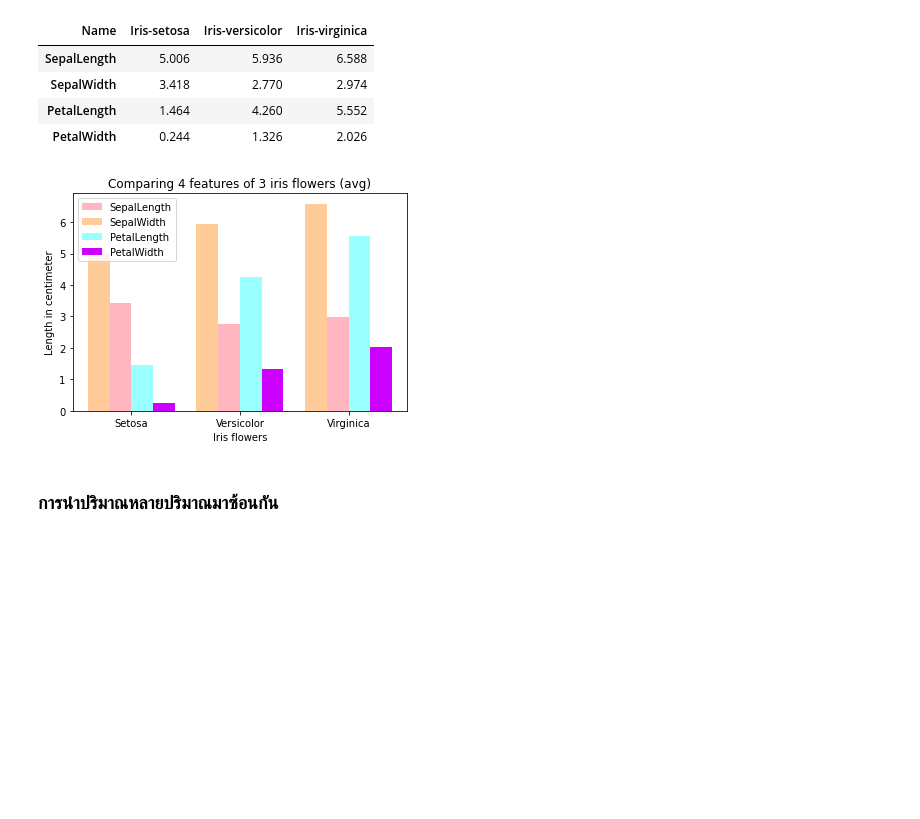
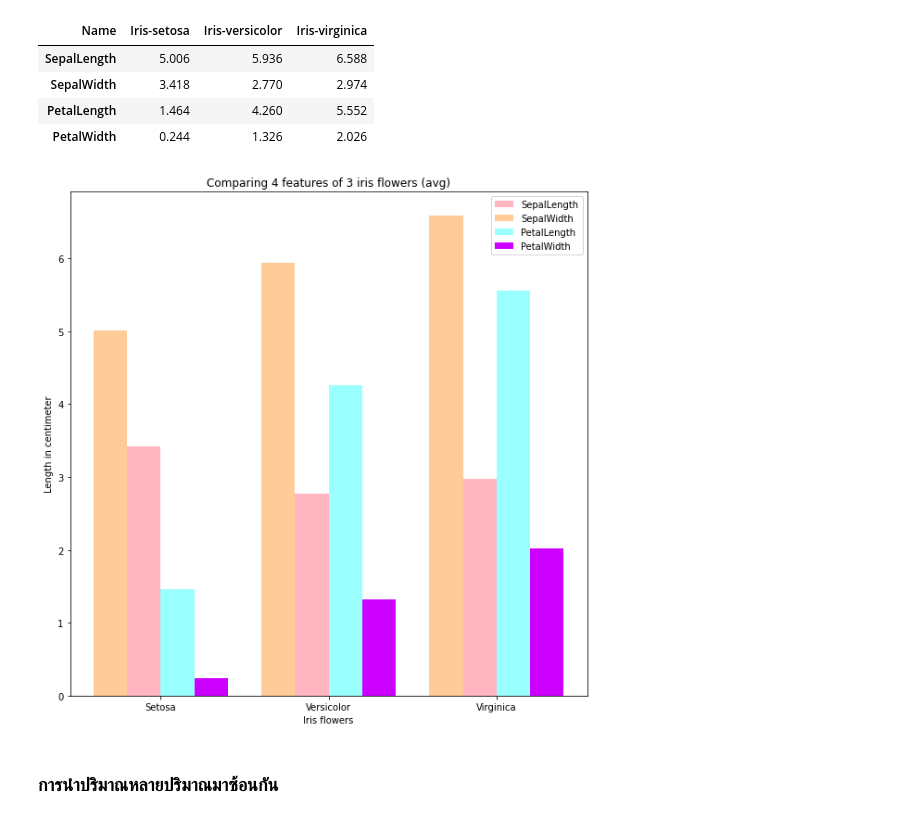
Before and after one commit to nannthd/BasicProg_DataViz65, a Jupyter notebook: DataViz04_Data_Comparison.ipynb, the cells around one changed output. Cells and saved outputs as stored; diff of their text form; code cells hidden in the pictures; blank space fills up the shorter version.

```diff
--- a/DataViz04_Data_Comparison.ipynb
+++ b/DataViz04_Data_Comparison.ipynb
@@ -180,3 +180,6 @@ plt.ylabel('size (cm)');
 [figure]
 # %% [markdown]
 # HW4 วาดรูป ก้อนเมฆ และ ฝน ด้วย plt.plot พร้อมทั้งเขียนคำว่า Rain ลงในรูปด้วย
+# %%
+import matplotlib
+matplotlib.rcParams['figure.figsize']=[10,10]
@@ -282,19 +311,24 @@ sample_data01
 | SepalWidth | 3.418 | 2.770 | 2.974 |
 | PetalLength | 1.464 | 4.260 | 5.552 |
 | PetalWidth | 0.244 | 1.326 | 2.026 |
+# %%
+import matplotlib
+matplotlib.rcParams['figure.figsize']=[10,10]
 # %%
+width = 0.2 # กำหนดความกว้างของแท่ง
+
 plt.bar([0.9, 1.9, 2.9],[sample_data01['Iris-setosa'][1],sample_data01['Iris-versicolor'][1],sample_data01['Iris-virginica'][1]],width,color='#FFB6C1',label='SepalLength') #ชมพู
 plt.bar([0.9-width, 1.9-width, 2.9-width],[sample_data01['Iris-setosa'][0],sample_data01['Iris-versicolor'][0],sample_data01['Iris-virginica'][0]],width,color='#FFCC99',label='SepalWidth') #ส้ม
 plt.bar([1.1, 2.1, 3.1],[sample_data01['Iris-setosa'][2],sample_data01['Iris-versicolor'][2],sample_data01['Iris-virginica'][2]],width,color='#99FFFF',label='PetalLength') #ม่วง
 plt.bar([1.1+width, 2.1+width, 3.1+width],[sample_data01['Iris-setosa'][3],sample_data01['Iris-versicolor'][3],sample_data01['Iris-virginica'][3]],width,color='#CC00FF',label='PetalWidth') #ฟ้า
 
 plt.title('Comparing 4 features of 3 iris flowers (avg)')
 plt.xlabel('Iris flowers')
 plt.ylabel('Length in centimeter')
 plt.legend()
 plt.xticks([1,2,3], ['Setosa','Versicolor','Virginica']);
 # %% [output]
-[figure, old version]
+[figure, new version]
 # %% [markdown]
 ### การนำปริมาณหลายปริมาณมาซ้อนกัน
 # %% [markdown]
```
Also changed, not shown: parts of 2 cells of this notebook.
